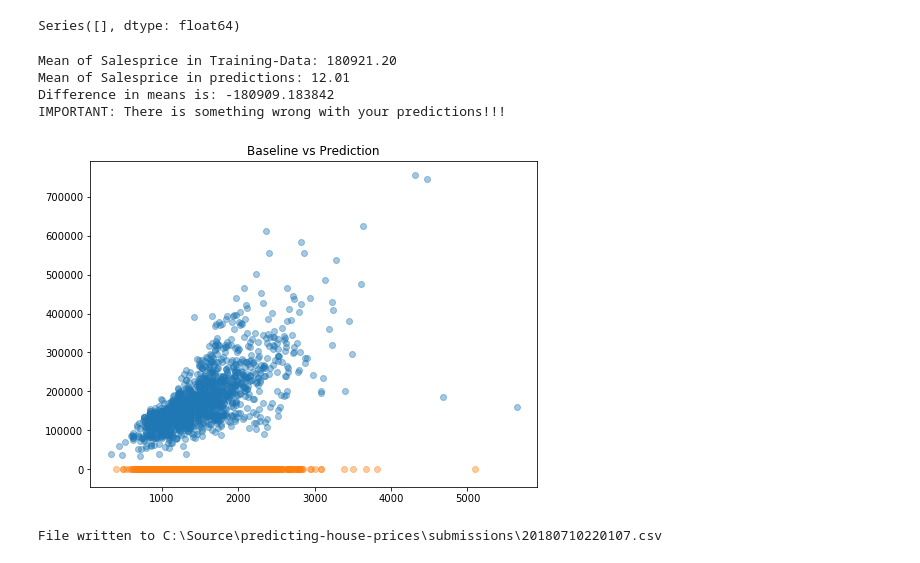
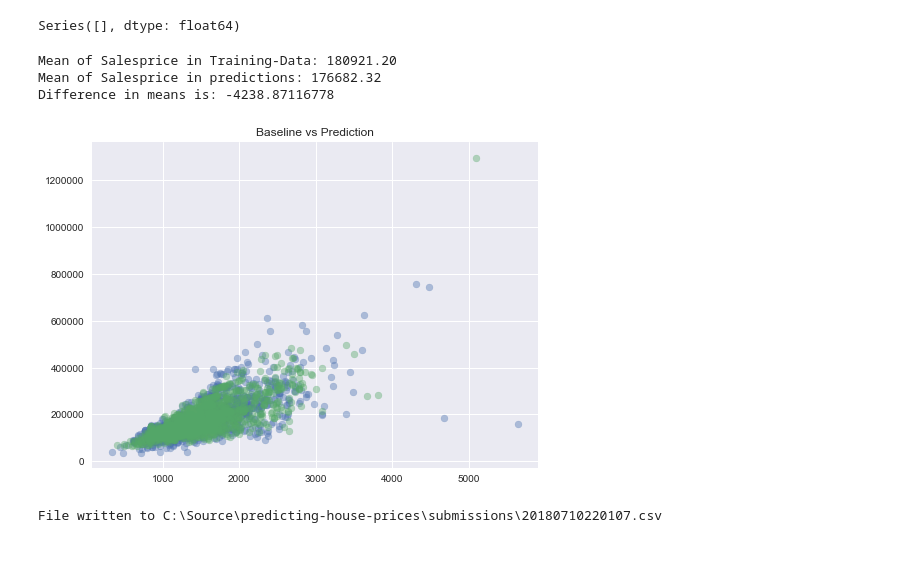
Before and after one commit to huli/predicting-house-prices, a Jupyter notebook: benchmark_model.ipynb, the cells around one changed output. Cells and saved outputs as stored; diff of their text form; code cells hidden in the pictures.

```diff
--- a/benchmark_model.ipynb
+++ b/benchmark_model.ipynb
@@ -147,14 +147,16 @@ def draw_sanity_check(pred, in_dollars = True):
     if np.abs(difference) > 5000:
         print('IMPORTANT: There is something wrong with your predictions!!!')
     plt.show()
-# %%
-draw_sanity_check(y_hat, )
-# %% [output]
-Mean of Salesprice in Training-Data: 180921.20
-Mean of Salesprice in predictions: 12.01
-Difference in means is: -180909.183842
-IMPORTANT: There is something wrong with your predictions!!!
-[figure, removed]
+# %%
+%matplotlib inline
+import seaborn
+seaborn.set()
+draw_sanity_check(y_hat, False)
+# %% [output]
+Mean of Salesprice in Training-Data: 180921.20
+Mean of Salesprice in predictions: 176682.32
+Difference in means is: -4238.87116778
+[figure, added]
 # %%
 write_submission(test_df, y_hat)
 # %% [output]
```
Also changed, not shown: 1 other file.
